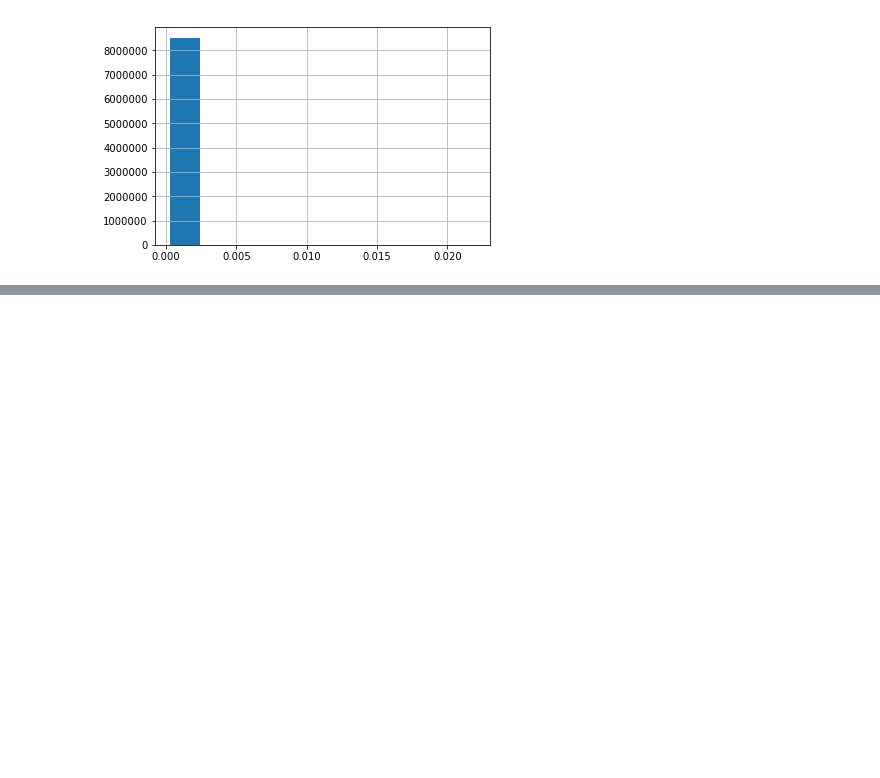
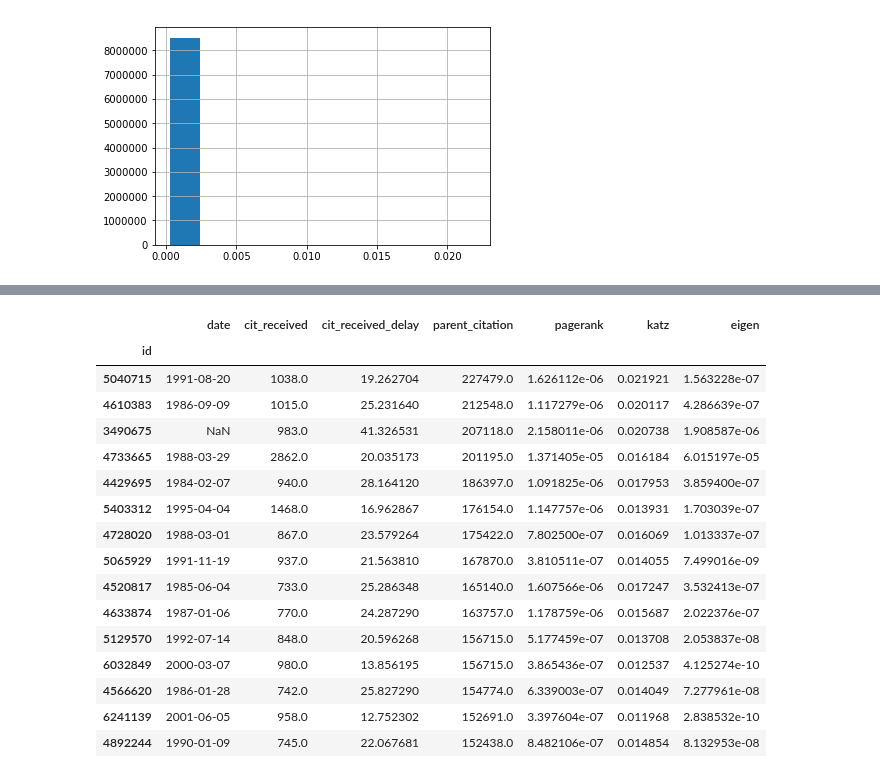
Before and after one commit to rsdias/patent_analysis, a Jupyter notebook: centrality_analysis.ipynb, the cells around one changed output, grey strips where cells are left out. Drawn from its saved outputs; the diff is of its cells as text; code cells hidden in the pictures; blank space fills up the shorter version.

```diff
--- a/centrality_analysis.ipynb
+++ b/centrality_analysis.ipynb
@@ -82,0 +80,20 @@ Name: katz, dtype: float64
+# %%
+df.nlargest(15, ['parent_citation'])
+# %% [output]
+|  | date | cit_received | cit_received_delay | parent_citation | pagerank | katz | eigen |
+| id |  |  |  |  |  |  |  |
+| 5040715 | 1991-08-20 | 1038.0 | 19.262704 | 227479.0 | 1.626112e-06 | 0.021921 | 1.563228e-07 |
+| 4610383 | 1986-09-09 | 1015.0 | 25.231640 | 212548.0 | 1.117279e-06 | 0.020117 | 4.286639e-07 |
+| 3490675 | NaN | 983.0 | 41.326531 | 207118.0 | 2.158011e-06 | 0.020738 | 1.908587e-06 |
+| 4733665 | 1988-03-29 | 2862.0 | 20.035173 | 201195.0 | 1.371405e-05 | 0.016184 | 6.015197e-05 |
+| 4429695 | 1984-02-07 | 940.0 | 28.164120 | 186397.0 | 1.091825e-06 | 0.017953 | 3.859400e-07 |
+| 5403312 | 1995-04-04 | 1468.0 | 16.962867 | 176154.0 | 1.147757e-06 | 0.013931 | 1.703039e-07 |
+| 4728020 | 1988-03-01 | 867.0 | 23.579264 | 175422.0 | 7.802500e-07 | 0.016069 | 1.013337e-07 |
+| 5065929 | 1991-11-19 | 937.0 | 21.563810 | 167870.0 | 3.810511e-07 | 0.014055 | 7.499016e-09 |
+| 4520817 | 1985-06-04 | 733.0 | 25.286348 | 165140.0 | 1.607566e-06 | 0.017247 | 3.532413e-07 |
+| 4633874 | 1987-01-06 | 770.0 | 24.287290 | 163757.0 | 1.178759e-06 | 0.015687 | 2.022376e-07 |
+| 5129570 | 1992-07-14 | 848.0 | 20.596268 | 156715.0 | 5.177459e-07 | 0.013708 | 2.053837e-08 |
+| 6032849 | 2000-03-07 | 980.0 | 13.856195 | 156715.0 | 3.865436e-07 | 0.012537 | 4.125274e-10 |
+| 4566620 | 1986-01-28 | 742.0 | 25.827290 | 154774.0 | 6.339003e-07 | 0.014049 | 7.277961e-08 |
+| 6241139 | 2001-06-05 | 958.0 | 12.752302 | 152691.0 | 3.397604e-07 | 0.011968 | 2.838532e-10 |
+| 4892244 | 1990-01-09 | 745.0 | 22.067681 | 152438.0 | 8.482106e-07 | 0.014854 | 8.132953e-08 |
```
Also changed, not shown: parts of 11 cells of this notebook, 7 other files.
